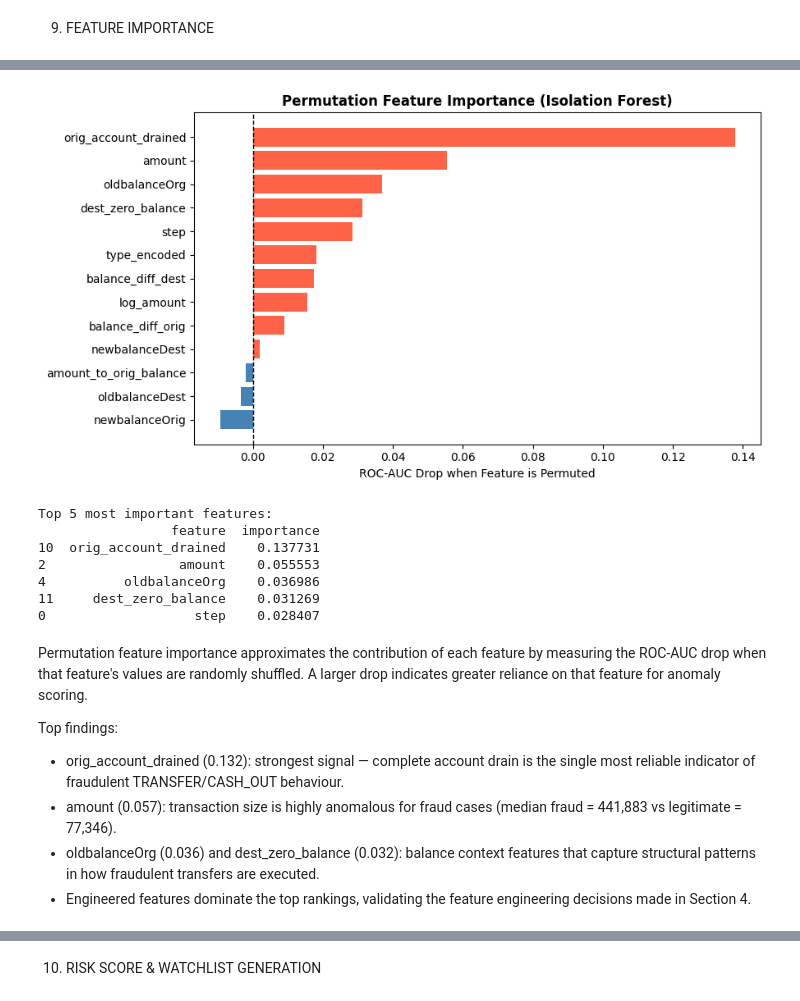
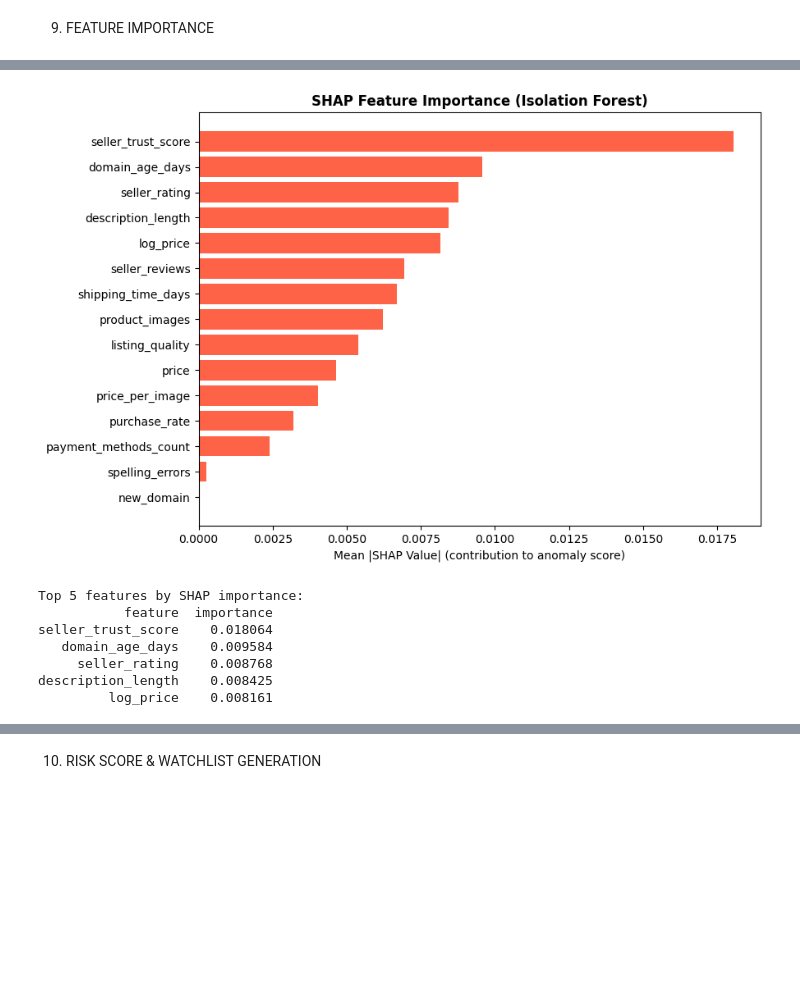
Before and after one commit to Amanda1005/FraudRadar-AU, a Jupyter notebook: notebooks/03_Isolation_forest.ipynb, the cells around one changed output, grey strips where cells are left out. Drawn from its saved outputs; the diff is of its cells as text; code cells hidden in the pictures; blank space fills up the shorter version.

```diff
--- a/notebooks/03_Isolation_forest.ipynb
+++ b/notebooks/03_Isolation_forest.ipynb
@@ -8,6 +8,6 @@ Drive already mounted at /content/drive; to attempt to forcibly remount, call dr
 # %%
 import pandas as pd
-path = '/content/drive/MyDrive/36121/Assignment 2/kaggle_balanced.csv'
+path = '/content/drive/MyDrive/36121/Assignment 2/counterfeit_balanced.csv'
 df = pd.read_csv(path)
 # %% [markdown]
 2. IMPORT LIBRARIES
@@ -628,23 +594,22 @@ The Train/Validation/Test comparison confirms the model generalises well — sim
 # %% [markdown]
 8. CONTAMINATION SENSITIVITY ANALYSIS
 # %%
-contamination_values = [0.01, 0.03, 0.05, 0.08, 0.10]
+contamination_values = [0.01, 0.03, 0.05, 0.08, 0.10, 0.15, 0.20]
 results = []
 
 for cont in contamination_values:
     iso = IsolationForest(n_estimators=200, contamination=cont,
                           random_state=RANDOM_STATE, n_jobs=-1)
     iso.fit(X_train_legit)
-    preds = np.where(iso.predict(X_test_scaled) == -1, 1, 0)
+    preds  = np.where(iso.predict(X_test_scaled) == -1, 1, 0)
     scores = -iso.decision_function(X_test_scaled)
-
     results.append({
         'contamination': cont,
-        'accuracy':  accuracy_score(y_test, preds),
-        'precision': precision_score(y_test, preds, zero_division=0),
-        'recall':    recall_score(y_test, preds, zero_division=0),
-        'f1':        f1_score(y_test, preds, zero_division=0),
-        'roc_auc':   roc_auc_score(y_test, scores)
+        'accuracy':      accuracy_score(y_test, preds),
+        'precision':     precision_score(y_test, preds, zero_division=0),
+        'recall':        recall_score(y_test, preds, zero_division=0),
+        'f1':            f1_score(y_test, preds, zero_division=0),
+        'roc_auc':       roc_auc_score(y_test, scores)
     })
 
 results_df = pd.DataFrame(results)
@@ -695,44 +698,28 @@ The optimal contamination in a live system would be determined by the ratio of r
 # %%
-if_baseline_score = -iso_forest.decision_function(X_test_scaled)
-baseline_roc = roc_auc_score(y_test, if_baseline_score)
-importances = []
+# 9.1 SHAP Bar Plot — Mean absolute contribution per feature
+shap_importance = np.abs(shap_values).mean(axis=0)
+importance_df = pd.DataFrame({
+    'feature':    FEATURE_COLS,
+    'importance': shap_importance
+}).sort_values('importance', ascending=False)
 
-for i, feature_name in enumerate(FEATURE_COLS):
-    X_permuted = X_test_scaled.copy()
-    np.random.shuffle(X_permuted[:, i])
-    perm_score = -iso_forest.decision_function(X_permuted)
-    perm_roc = roc_auc_score(y_test, perm_score)
-    importances.append({'feature': feature_name, 'importance': baseline_roc - perm_roc})
-
-importance_df = pd.DataFrame(importances).sort_values('importance', ascending=False)
-
-plt.figure(figsize=(9, 5))
+plt.figure(figsize=(9, 6))
 colors_imp = ['tomato' if v > 0 else 'steelblue' for v in importance_df['importance']]
-plt.barh(importance_df['feature'], importance_df['importance'], color=colors_imp)
-plt.axvline(0, color='black', linestyle='--', lw=1)
-plt.xlabel('ROC-AUC Drop when Feature is Permuted')
-plt.title('Permutation Feature Importance (Isolation Forest)', fontweight='bold')
+plt.barh(importance_df['feature'], importance_df['importance'], color='tomato')
+plt.xlabel('Mean |SHAP Value| (contribution to anomaly score)')
+plt.title('SHAP Feature Importance (Isolation Forest)', fontweight='bold')
 plt.gca().invert_yaxis()
 plt.tight_layout()
 plt.show()
 
-print('\nTop 5 most important features:')
-print(importance_df.head())
+print('\nTop 5 features by SHAP importance:')
+print(importance_df.head().to_string(index=False))
 # %% [output]
-[figure, old version]
+[figure, new version]
-Top 5 most important features:
-                 feature  importance
-10  orig_account_drained    0.137731
-2                 amount    0.055553
-4          oldbalanceOrg    0.036986
-11     dest_zero_balance    0.031269
-0                   step    0.028407
+Top 5 features by SHAP importance:
+           feature  importance
+seller_trust_score    0.018064
+   domain_age_days    0.009584
+     seller_rating    0.008768
+description_length    0.008425
+         log_price    0.008161
-# %% [markdown]
-Permutation feature importance approximates the contribution of each feature
-by measuring the ROC-AUC drop when that feature's values are randomly shuffled. A larger drop indicates greater reliance on that feature for anomaly scoring.
-
-Top findings:
-- orig_account_drained (0.132): strongest signal — complete account drain is the single most reliable indicator of fraudulent TRANSFER/CASH_OUT behaviour.
-- amount (0.057): transaction size is highly anomalous for fraud cases (median fraud = 441,883 vs legitimate = 77,346).
-- oldbalanceOrg (0.036) and dest_zero_balance (0.032): balance context features that capture structural patterns in how fraudulent transfers are executed.
-- Engineered features dominate the top rankings, validating the feature engineering decisions made in Section 4.
```
Also changed, not shown: parts of 42 cells of this notebook.
